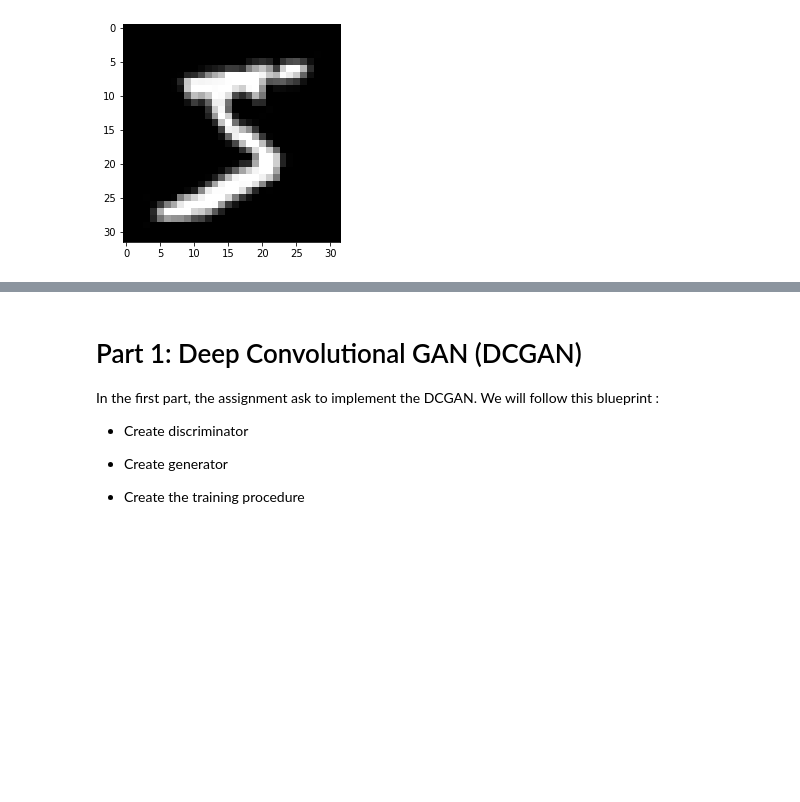
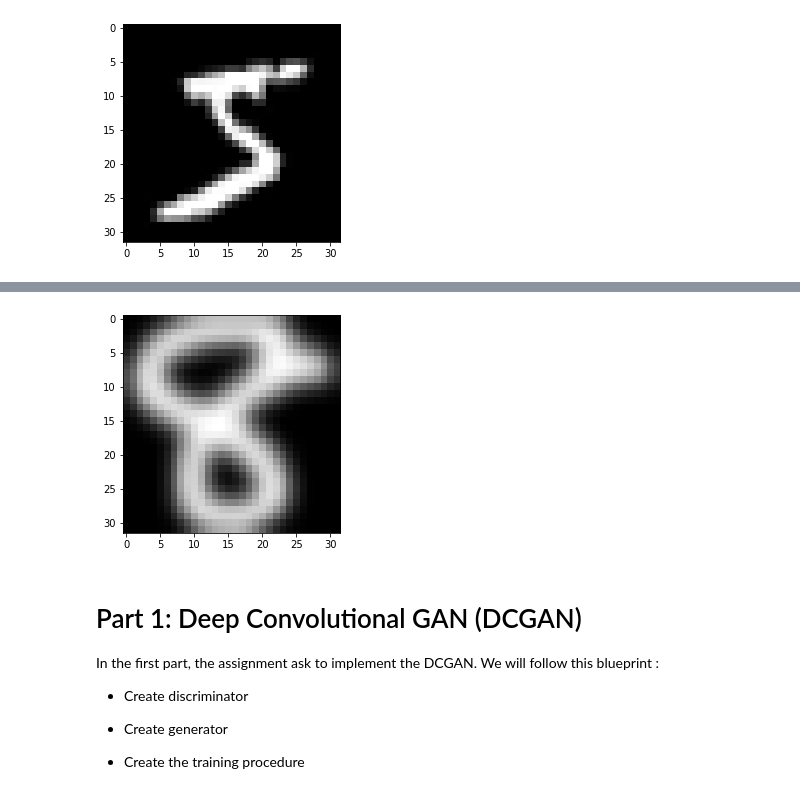
Before and after one commit to melchior-prugniaud/DL-DCGAN-CYCLEGAN, a Jupyter notebook: Cycle_GAN_Implementation.ipynb, the cells around one changed output, grey strips where cells are left out. Cells and saved outputs as stored; diff of their text form; code cells hidden in the pictures; blank space fills up the shorter version.

```diff
--- a/Cycle_GAN_Implementation.ipynb
+++ b/Cycle_GAN_Implementation.ipynb
@@ -153,3 +213,9 @@ plt.imshow(t[0],cmap='gray',interpolation='none')
+# %%
+for batch in test_usps:
+  plt.imshow(batch[0,:,:,0],cmap='gray',interpolation='none')
+  break
+# %% [output]
+[figure, added]
 # %% [markdown]
 # Part 1: Deep Convolutional GAN (DCGAN)
 
```
Also changed, not shown: parts of 29 cells of this notebook.
